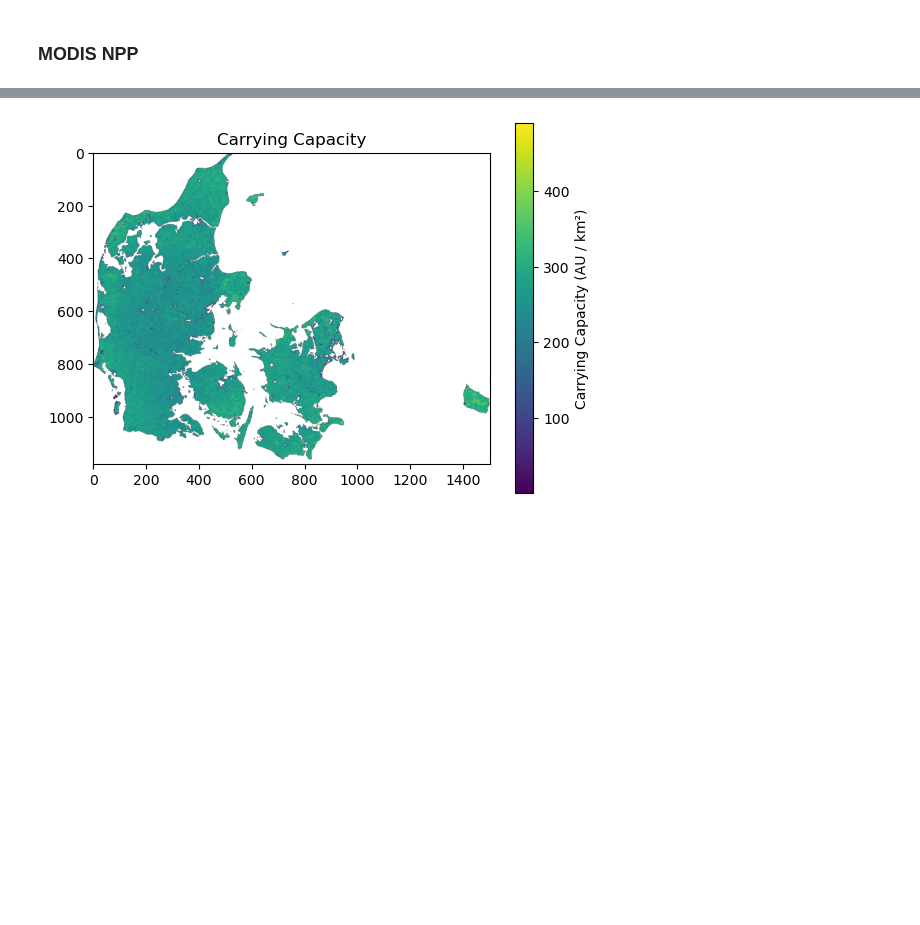
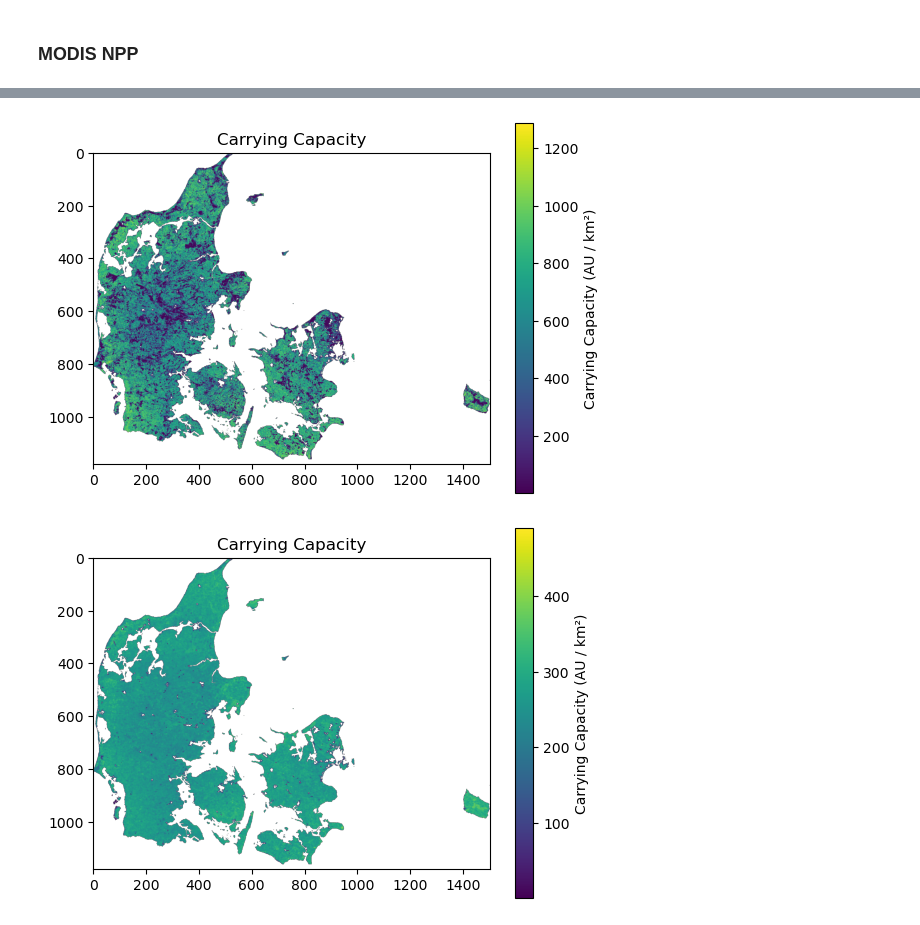
Before and after one commit to Assimila/LEON-P5, a Jupyter notebook: 1_prep_land_use.ipynb, the cells around one changed output, grey strips where cells are left out. Drawn from its saved outputs; the diff is of its cells as text; code cells hidden in the pictures; blank space fills up the shorter version.

```diff
--- a/1_prep_land_use.ipynb
+++ b/1_prep_land_use.ipynb
@@ -1113,3 +1241,9 @@ CC = CC * usable_fraction
+# %%
+
+import matplotlib.pyplot as plt
+plt.imshow(CC, cmap="viridis"); plt.colorbar(label="Carrying Capacity (AU / km²)"); plt.title("Carrying Capacity"); plt.show()
+# %% [output]
+[figure, added]
 # %%
 
 import matplotlib.pyplot as plt
```
Also changed, not shown: parts of 14 cells of this notebook, 1 other file.
